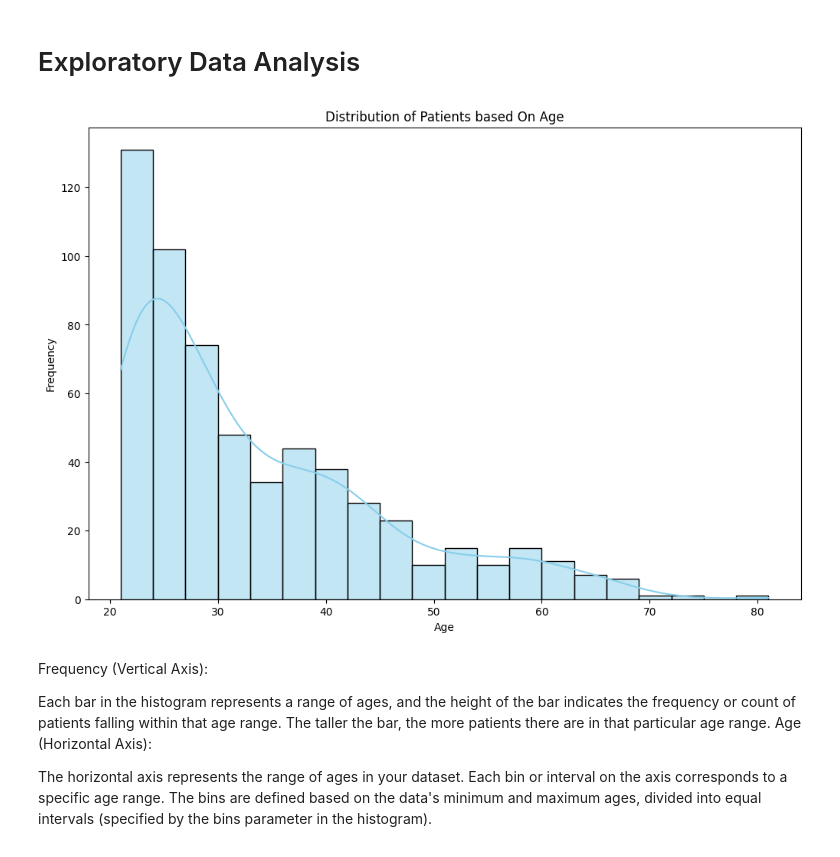
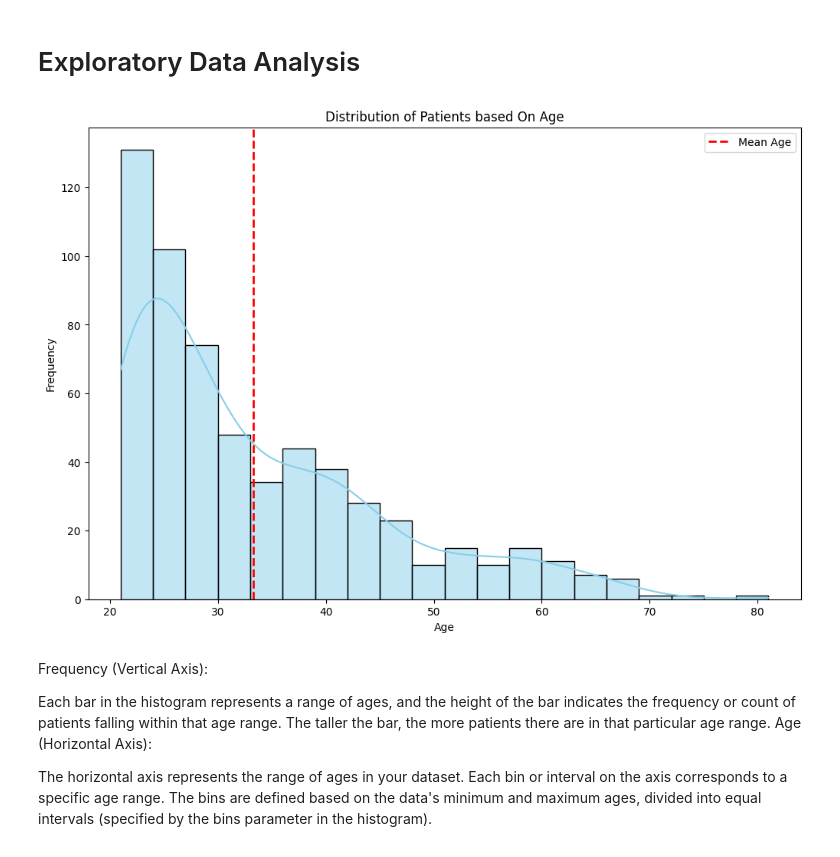
Before and after one commit to DzeBakuEso/lp6_building_api, a Jupyter notebook: src/api_emd.ipynb, the cells around one changed output. Drawn from its saved outputs; the diff is of its cells as text; code cells hidden in the pictures.

```diff
--- a/src/api_emd.ipynb
+++ b/src/api_emd.ipynb
@@ -169,17 +169,17 @@ df_train.duplicated().sum() # checking duplicated values
 # %% [markdown]
 # Exploratory Data Analysis
 # %%
-## What is the distribution of patients based on age?
-
 # setting the style for the plots
 plt.figure(figsize=(12, 8))
 sns.histplot(df_train['Age'], bins=20, kde=True, color='skyblue')
 plt.title('Distribution of Patients based On Age')
 plt.xlabel('Age')
 plt.ylabel('Frequency')
+plt.axvline(df_train['Age'].mean(), color='red', linestyle='dashed', linewidth=2, label='Mean Age')  # add mean age line
+plt.legend()  # displaying legend
 plt.show()
 # %% [output]
-[figure, old version]
+[figure, new version]
 # %% [markdown]
 Frequency (Vertical Axis):
 
```
Also changed, not shown: parts of 1 cell of this notebook.
